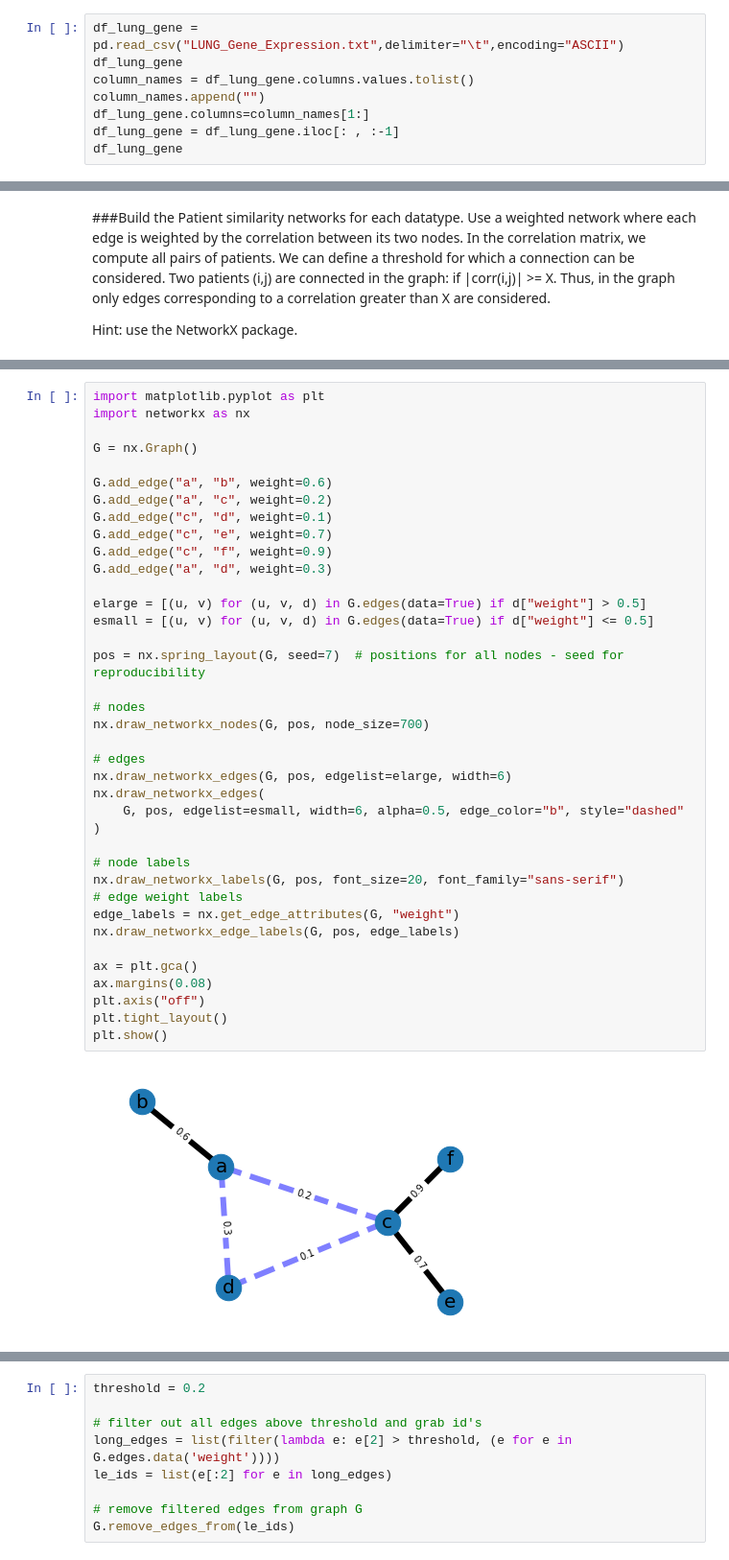
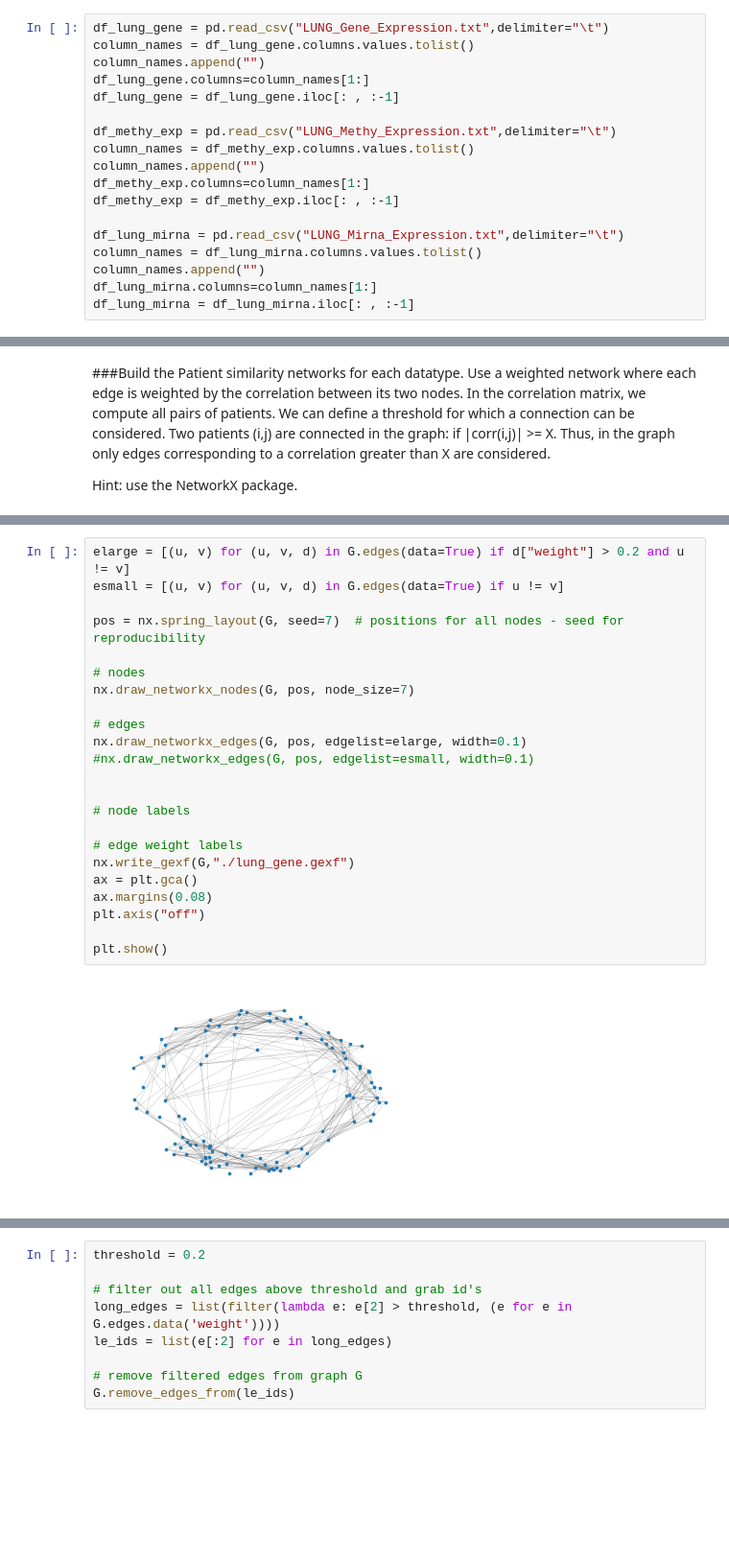
Before and after one commit to luistrinta/lung_networks, a Jupyter notebook: lung_networks.ipynb, the cells around one changed output, grey strips where cells are left out. Shown at 96% size. Saved outputs shown, nothing was run; the diff lists cells and outputs as text; blank space fills up the shorter version.

```diff
--- a/lung_networks.ipynb
+++ b/lung_networks.ipynb
@@ -1,10 +1,20 @@
 # %%
 import pandas as pd, matplotlib.pyplot as plt, seaborn as sns
 # %%
-df_lung_gene = pd.read_csv("LUNG_Gene_Expression.txt",delimiter="\t",encoding="ASCII")
-df_lung_gene
+df_lung_gene = pd.read_csv("LUNG_Gene_Expression.txt",delimiter="\t")
 column_names = df_lung_gene.columns.values.tolist()
 column_names.append("")
 df_lung_gene.columns=column_names[1:]
 df_lung_gene = df_lung_gene.iloc[: , :-1]
-df_lung_gene
+
+df_methy_exp = pd.read_csv("LUNG_Methy_Expression.txt",delimiter="\t")
+column_names = df_methy_exp.columns.values.tolist()
+column_names.append("")
+df_methy_exp.columns=column_names[1:]
+df_methy_exp = df_methy_exp.iloc[: , :-1]
+
+df_lung_mirna = pd.read_csv("LUNG_Mirna_Expression.txt",delimiter="\t")
+column_names = df_lung_mirna.columns.values.tolist()
+column_names.append("")
+df_lung_mirna.columns=column_names[1:]
+df_lung_mirna = df_lung_mirna.iloc[: , :-1]
@@ -69,40 +79,25 @@ Hint: use the NetworkX package.
 # %%
-import matplotlib.pyplot as plt
-import networkx as nx
-
-G = nx.Graph()
-
-G.add_edge("a", "b", weight=0.6)
-G.add_edge("a", "c", weight=0.2)
-G.add_edge("c", "d", weight=0.1)
-G.add_edge("c", "e", weight=0.7)
-G.add_edge("c", "f", weight=0.9)
-G.add_edge("a", "d", weight=0.3)
-
-elarge = [(u, v) for (u, v, d) in G.edges(data=True) if d["weight"] > 0.5]
-esmall = [(u, v) for (u, v, d) in G.edges(data=True) if d["weight"] <= 0.5]
+elarge = [(u, v) for (u, v, d) in G.edges(data=True) if d["weight"] > 0.2 and u != v]
+esmall = [(u, v) for (u, v, d) in G.edges(data=True) if u != v]
 
 pos = nx.spring_layout(G, seed=7)  # positions for all nodes - seed for reproducibility
 
 # nodes
-nx.draw_networkx_nodes(G, pos, node_size=700)
+nx.draw_networkx_nodes(G, pos, node_size=7)
 
 # edges
-nx.draw_networkx_edges(G, pos, edgelist=elarge, width=6)
-nx.draw_networkx_edges(
-    G, pos, edgelist=esmall, width=6, alpha=0.5, edge_color="b", style="dashed"
-)
+nx.draw_networkx_edges(G, pos, edgelist=elarge, width=0.1)
+#nx.draw_networkx_edges(G, pos, edgelist=esmall, width=0.1)
+
 
 # node labels
-nx.draw_networkx_labels(G, pos, font_size=20, font_family="sans-serif")
+
 # edge weight labels
-edge_labels = nx.get_edge_attributes(G, "weight")
-nx.draw_networkx_edge_labels(G, pos, edge_labels)
-
+nx.write_gexf(G,"./lung_gene.gexf")
 ax = plt.gca()
 ax.margins(0.08)
 plt.axis("off")
-plt.tight_layout()
+
 plt.show()
 # %% [output]
-[figure, old version]
+[figure, new version]
```
Also changed, not shown: parts of 8 cells of this notebook, 2 other files.
